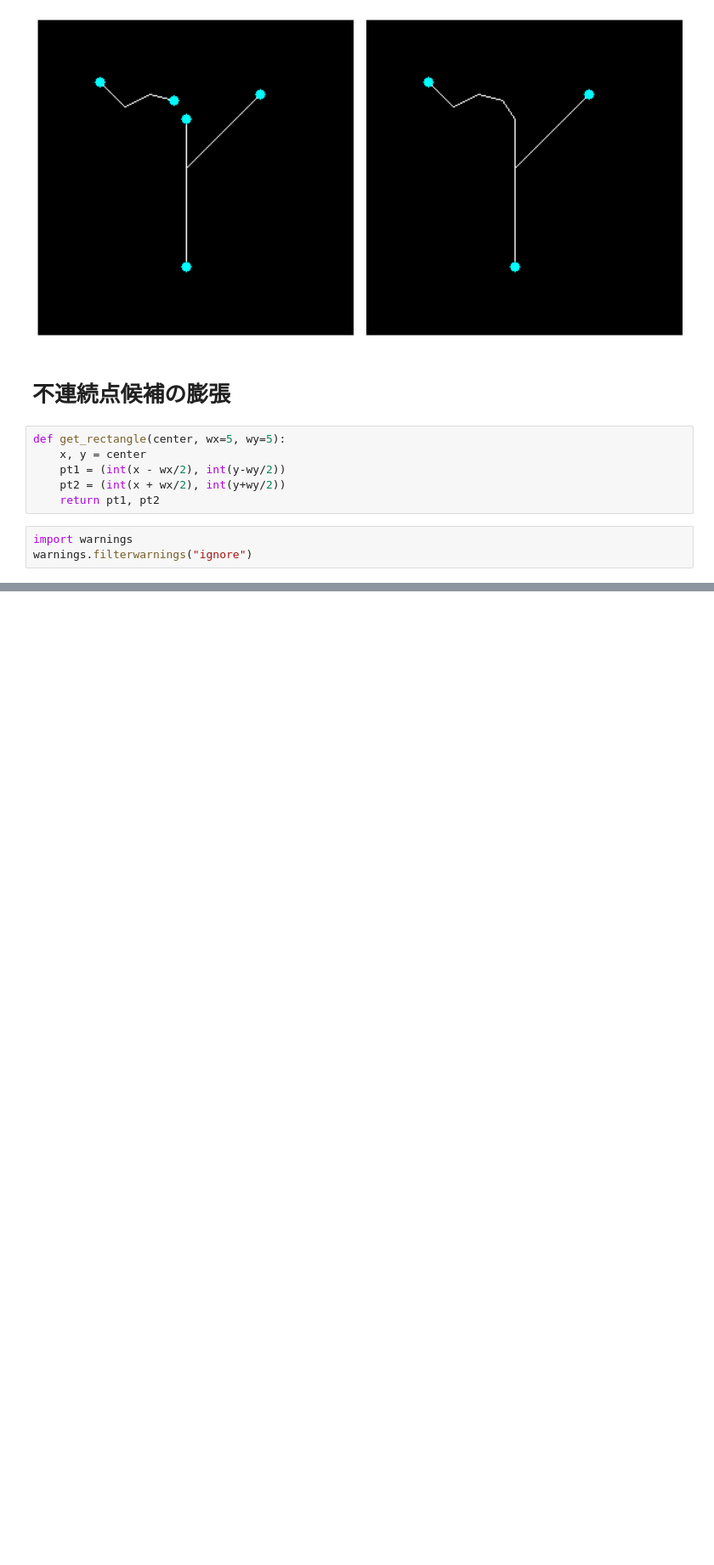
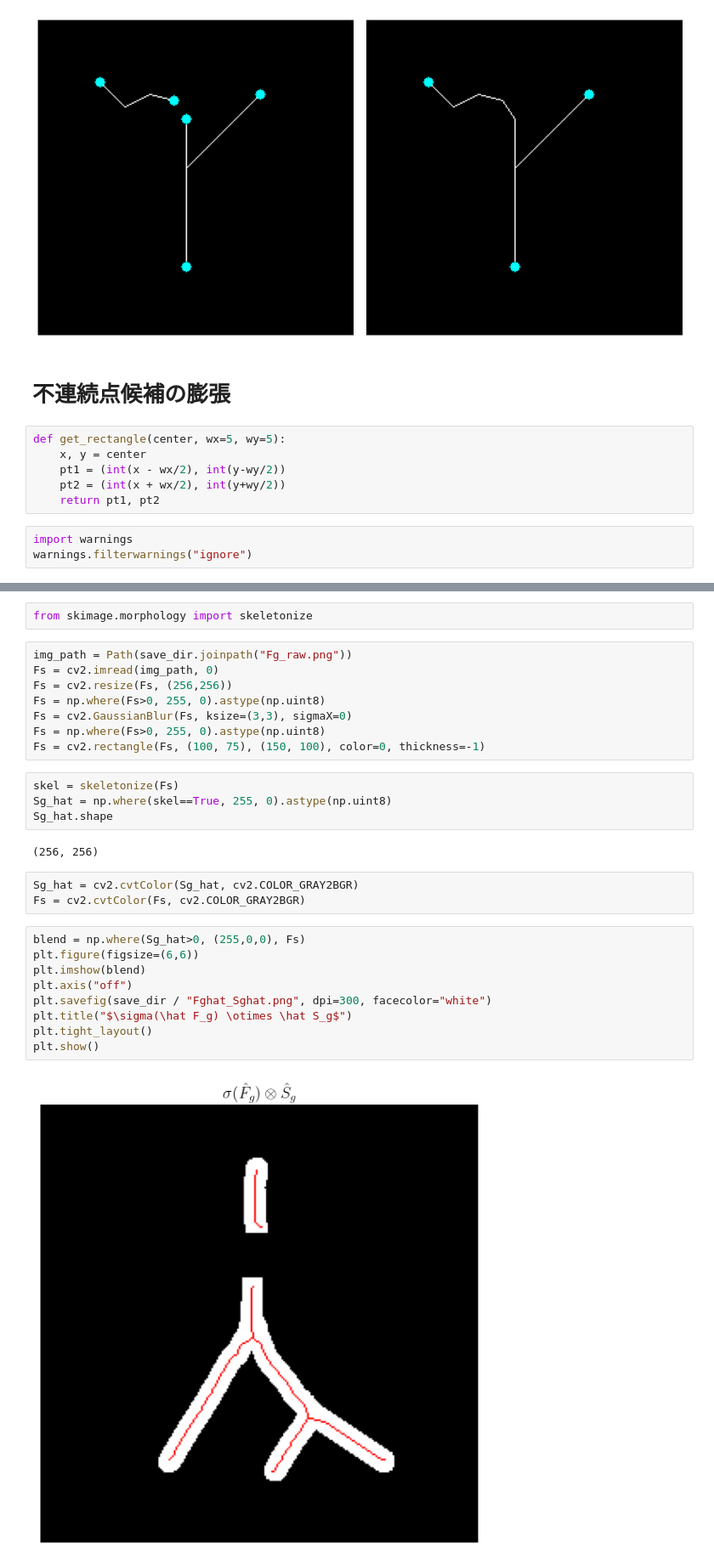
Before and after one commit to TakedaKatsuji/shioru, a Jupyter notebook: jupyters/papers/GLCP.ipynb, the cells around one changed output, grey strips where cells are left out. Shown at 85% size. Cells and saved outputs as stored; diff of their text form; blank space fills up the shorter version.

```diff
--- a/jupyters/papers/GLCP.ipynb
+++ b/jupyters/papers/GLCP.ipynb
@@ -126,0 +110,30 @@ plt.show()
+# %%
+from skimage.morphology import skeletonize
+# %%
+img_path = Path(save_dir.joinpath("Fg_raw.png"))
+Fs = cv2.imread(img_path, 0)
+Fs = cv2.resize(Fs, (256,256))
+Fs = np.where(Fs>0, 255, 0).astype(np.uint8)
+Fs = cv2.GaussianBlur(Fs, ksize=(3,3), sigmaX=0)
+Fs = np.where(Fs>0, 255, 0).astype(np.uint8)
+Fs = cv2.rectangle(Fs, (100, 75), (150, 100), color=0, thickness=-1)
+# %%
+skel = skeletonize(Fs)
+Sg_hat = np.where(skel==True, 255, 0).astype(np.uint8)
+Sg_hat.shape
+# %% [output]
+(256, 256)
+# %%
+Sg_hat = cv2.cvtColor(Sg_hat, cv2.COLOR_GRAY2BGR)
+Fs = cv2.cvtColor(Fs, cv2.COLOR_GRAY2BGR)
+# %%
+blend = np.where(Sg_hat>0, (255,0,0), Fs)
+plt.figure(figsize=(6,6))
+plt.imshow(blend)
+plt.axis("off")
+plt.savefig(save_dir / "Fghat_Sghat.png", dpi=300, facecolor="white")
+plt.title("$\sigma(\hat F_g) \otimes \hat S_g$")
+plt.tight_layout()
+plt.show()
+# %% [output]
+[figure, added]
```
Also changed, not shown: parts of 1 cell of this notebook, 7 other files.
